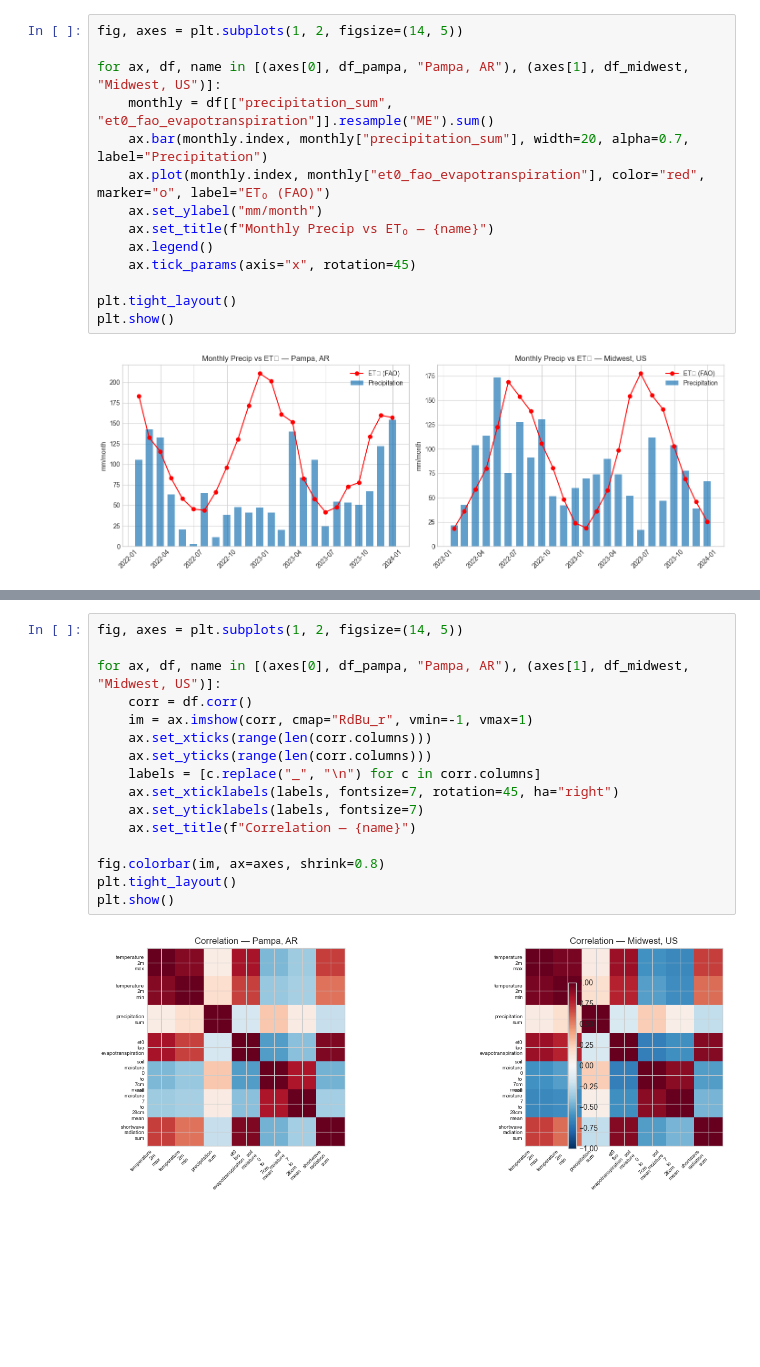
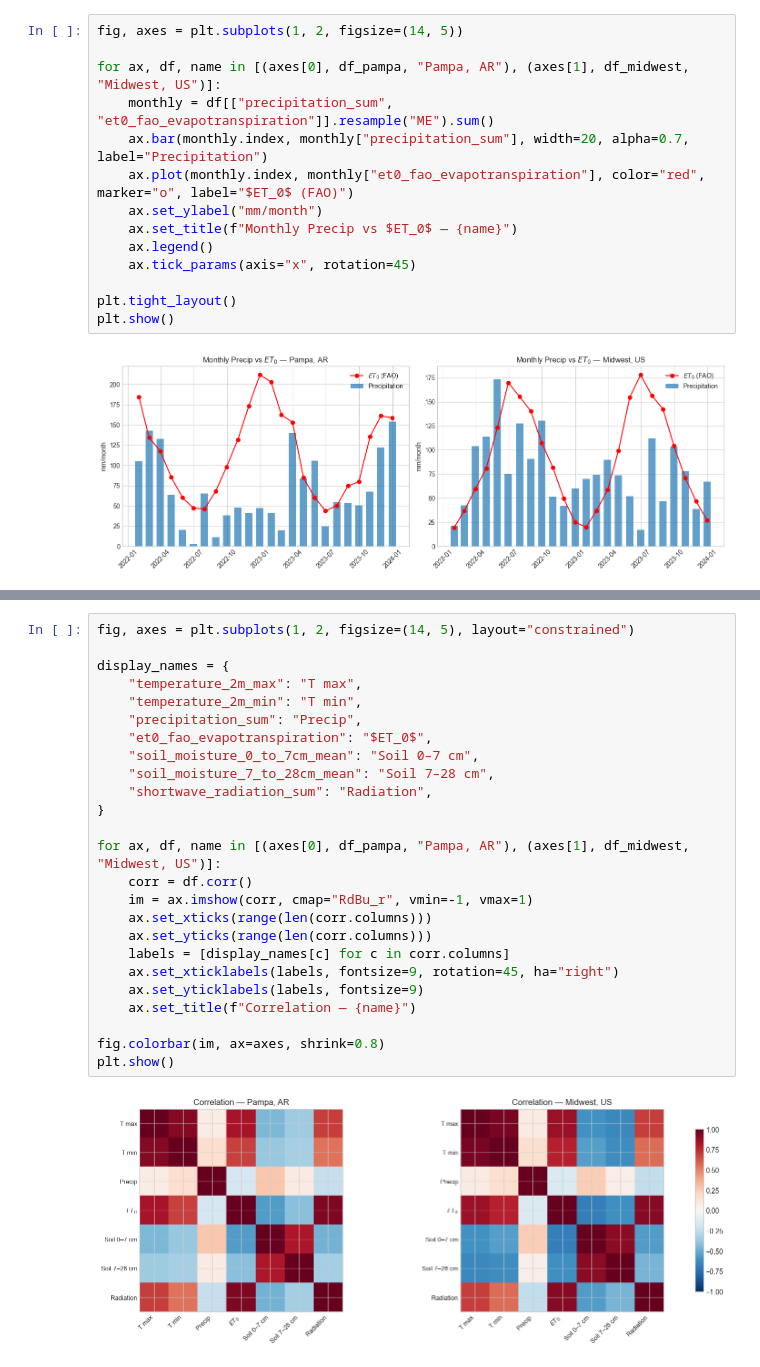
Before and after one commit to deloxantos/pretaverdi, a Jupyter notebook: notebooks/01-open-meteo-exploration.ipynb, the cells around one changed output, grey strips where cells are left out. Cells and saved outputs as stored; diff of their text form; blank space fills up the shorter version.

```diff
--- a/notebooks/01-open-meteo-exploration.ipynb
+++ b/notebooks/01-open-meteo-exploration.ipynb
@@ -177,9 +212,9 @@ fig, axes = plt.subplots(1, 2, figsize=(14, 5))
 for ax, df, name in [(axes[0], df_pampa, "Pampa, AR"), (axes[1], df_midwest, "Midwest, US")]:
     monthly = df[["precipitation_sum", "et0_fao_evapotranspiration"]].resample("ME").sum()
     ax.bar(monthly.index, monthly["precipitation_sum"], width=20, alpha=0.7, label="Precipitation")
-    ax.plot(monthly.index, monthly["et0_fao_evapotranspiration"], color="red", marker="o", label="ET₀ (FAO)")
+    ax.plot(monthly.index, monthly["et0_fao_evapotranspiration"], color="red", marker="o", label="$ET_0$ (FAO)")
     ax.set_ylabel("mm/month")
-    ax.set_title(f"Monthly Precip vs ET₀ — {name}")
+    ax.set_title(f"Monthly Precip vs $ET_0$ — {name}")
     ax.legend()
     ax.tick_params(axis="x", rotation=45)
 
@@ -192,18 +231,27 @@ plt.show()
 # %%
-fig, axes = plt.subplots(1, 2, figsize=(14, 5))
+fig, axes = plt.subplots(1, 2, figsize=(14, 5), layout="constrained")
+
+display_names = {
+    "temperature_2m_max": "T max",
+    "temperature_2m_min": "T min",
+    "precipitation_sum": "Precip",
+    "et0_fao_evapotranspiration": "$ET_0$",
+    "soil_moisture_0_to_7cm_mean": "Soil 0–7 cm",
+    "soil_moisture_7_to_28cm_mean": "Soil 7–28 cm",
+    "shortwave_radiation_sum": "Radiation",
+}
 
 for ax, df, name in [(axes[0], df_pampa, "Pampa, AR"), (axes[1], df_midwest, "Midwest, US")]:
     corr = df.corr()
     im = ax.imshow(corr, cmap="RdBu_r", vmin=-1, vmax=1)
     ax.set_xticks(range(len(corr.columns)))
     ax.set_yticks(range(len(corr.columns)))
-    labels = [c.replace("_", "\n") for c in corr.columns]
-    ax.set_xticklabels(labels, fontsize=7, rotation=45, ha="right")
-    ax.set_yticklabels(labels, fontsize=7)
+    labels = [display_names[c] for c in corr.columns]
+    ax.set_xticklabels(labels, fontsize=9, rotation=45, ha="right")
+    ax.set_yticklabels(labels, fontsize=9)
     ax.set_title(f"Correlation — {name}")
 
 fig.colorbar(im, ax=axes, shrink=0.8)
-plt.tight_layout()
 plt.show()
 # %% [output]
-[figure, old version]
+[figure, new version]
```
Also changed, not shown: parts of 27 cells of this notebook, 3 other files.
